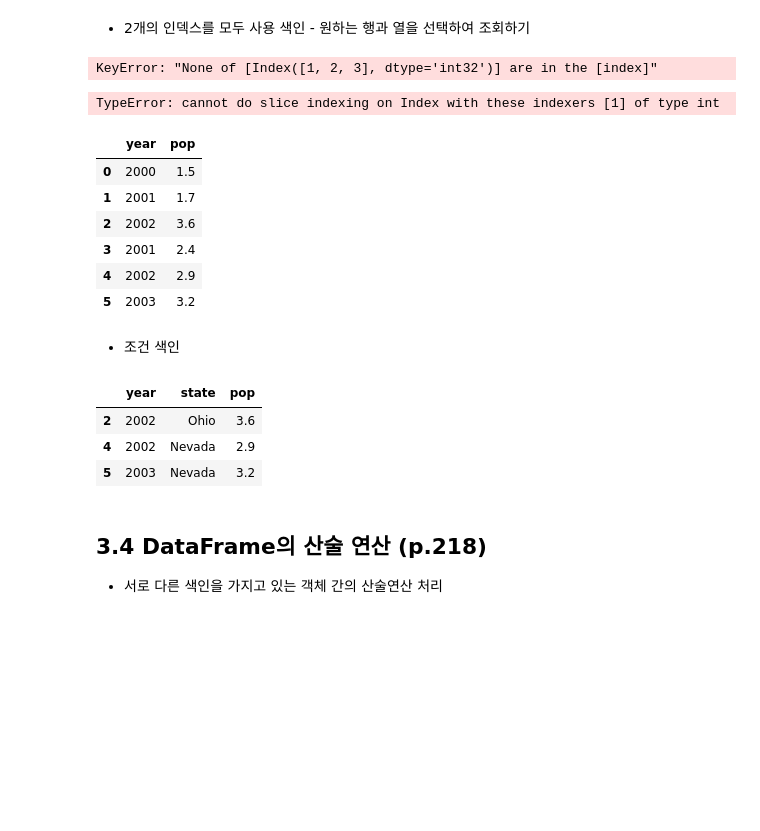
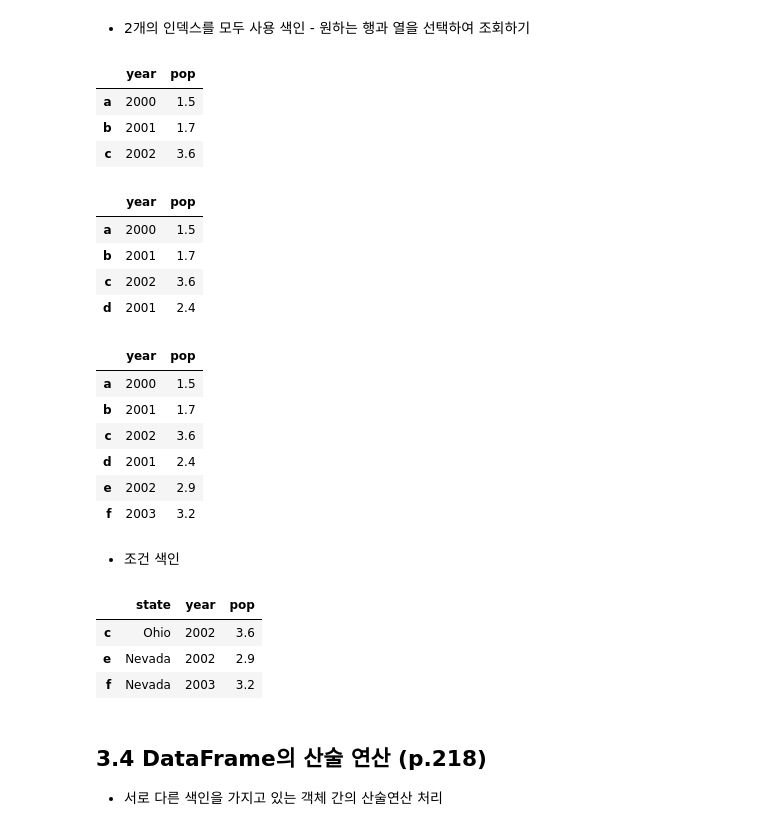
Before and after one commit to NaDongHwi/python_basic_3, a Jupyter notebook: ch05_update_class.ipynb, the cells around one changed output. Cells and saved outputs as stored; diff of their text form; code cells hidden in the pictures; blank space fills up the shorter version.

```diff
--- a/ch05_update_class.ipynb
+++ b/ch05_update_class.ipynb
@@ -847,34 +930,41 @@ frame.iloc[1:3]
 # %% [markdown]
 * 2개의 인덱스를 모두 사용 색인 - 원하는 행과 열을 선택하여 조회하기
 # %%
-frame.loc[[1,2,3], ['year','pop']] # 행과 열을 동시에 명시
+frame.loc[['a','b','c'], ['year','pop']] # 행과 열을 동시에 명시
 # %% [output]
-KeyError: "None of [Index([1, 2, 3], dtype='int32')] are in the [index]"
+|  | year | pop |
+| a | 2000 | 1.5 |
+| b | 2001 | 1.7 |
+| c | 2002 | 3.6 |
 # %%
-frame.loc[1:4, ['year','pop']] # 행과 열을 동시에 슬라이싱
+frame.loc['a':'d', ['year','pop']] # 행과 열을 동시에 슬라이싱
 # %% [output]
-TypeError: cannot do slice indexing on Index with these indexers [1] of type int
+|  | year | pop |
+| a | 2000 | 1.5 |
+| b | 2001 | 1.7 |
+| c | 2002 | 3.6 |
+| d | 2001 | 2.4 |
 # %%
-frame2.loc[:,['year', 'pop']] # 전체의 year & prop 가져오기
+frame.loc[:,['year', 'pop']] # 전체의 year & prop 가져오기
 # %% [output]
 |  | year | pop |
-| 0 | 2000 | 1.5 |
-| 1 | 2001 | 1.7 |
-| 2 | 2002 | 3.6 |
-| 3 | 2001 | 2.4 |
-| 4 | 2002 | 2.9 |
-| 5 | 2003 | 3.2 |
+| a | 2000 | 1.5 |
+| b | 2001 | 1.7 |
+| c | 2002 | 3.6 |
+| d | 2001 | 2.4 |
+| e | 2002 | 2.9 |
+| f | 2003 | 3.2 |
 # %% [markdown]
 * 조건 색인
 # %%
 # pop가 2.5이상인 행 데이터 선택
-frame2['pop'] >= 2.5
-frame2[frame2['pop'] >= 2.5]
+frame['pop'] >= 2.5
+frame[frame['pop'] >= 2.5]
 # %% [output]
-|  | year | state | pop |
-| 2 | 2002 | Ohio | 3.6 |
-| 4 | 2002 | Nevada | 2.9 |
-| 5 | 2003 | Nevada | 3.2 |
+|  | state | year | pop |
+| c | Ohio | 2002 | 3.6 |
+| e | Nevada | 2002 | 2.9 |
+| f | Nevada | 2003 | 3.2 |
 # %% [markdown]
 ## 3.4 DataFrame의 산술 연산 (p.218)
 * 서로 다른 색인을 가지고 있는 객체 간의 산술연산 처리
```
Also changed, not shown: parts of 109 cells of this notebook, 1 other file.
